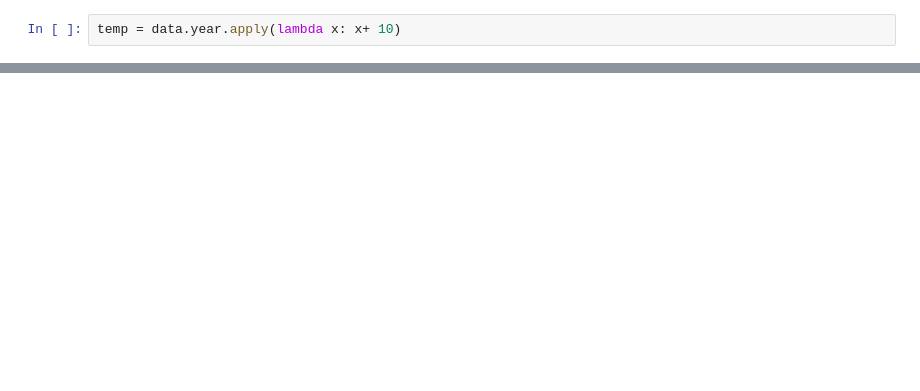
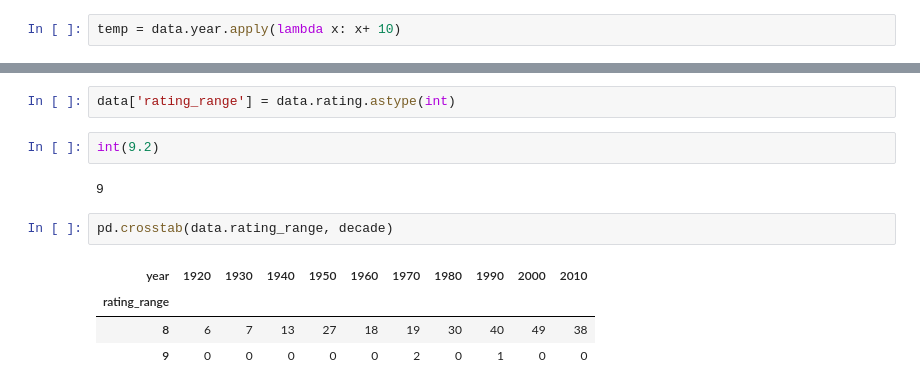
Before and after one commit to kanika19/scraping, a Jupyter notebook: workshop/eda_imdb.ipynb, the cells around one changed output, grey strips where cells are left out. Saved outputs shown, nothing was run; the diff lists cells and outputs as text; blank space fills up the shorter version.

```diff
--- a/workshop/eda_imdb.ipynb
+++ b/workshop/eda_imdb.ipynb
@@ -129,0 +174,13 @@ plt.plot(data.)
+# %%
+data['rating_range'] = data.rating.astype(int)
+# %%
+int(9.2)
+# %% [output]
+9
+# %%
+pd.crosstab(data.rating_range, decade)
+# %% [output]
+| year | 1920 | 1930 | 1940 | 1950 | 1960 | 1970 | 1980 | 1990 | 2000 | 2010 |
+| rating_range |  |  |  |  |  |  |  |  |  |  |
+| 8 | 6 | 7 | 13 | 27 | 18 | 19 | 30 | 40 | 49 | 38 |
+| 9 | 0 | 0 | 0 | 0 | 0 | 2 | 0 | 1 | 0 | 0 |
```
Also changed, not shown: parts of 7 cells of this notebook, 1 other file.
